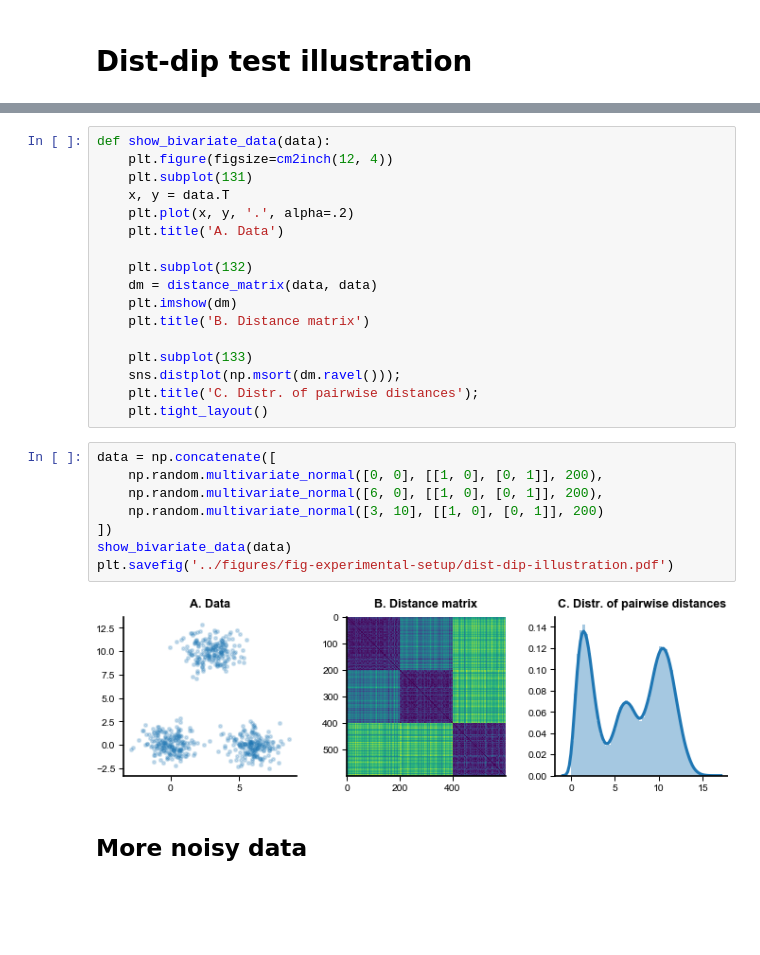
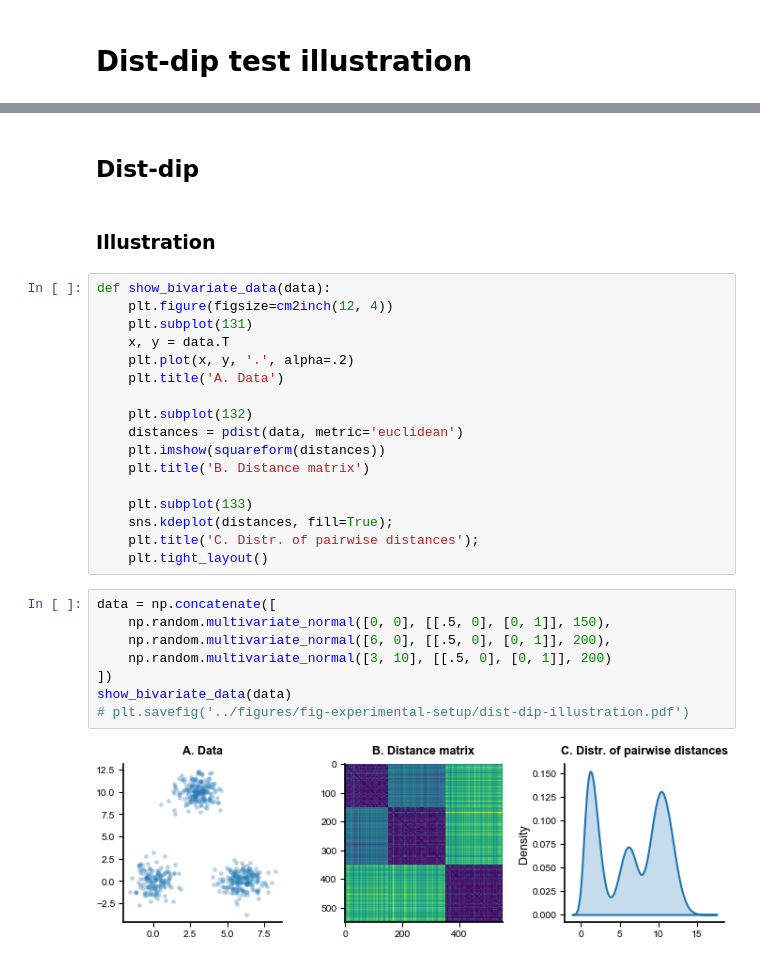
Before and after one commit to bacor/shapes-of-music, a Jupyter notebook: clean_notebooks/Dist-dip test illustration.ipynb, the cells around one changed output, grey strips where cells are left out. Cells and saved outputs as stored; diff of their text form; blank space fills up the shorter version.

```diff
--- a/clean_notebooks/Dist-dip test illustration.ipynb
+++ b/clean_notebooks/Dist-dip test illustration.ipynb
@@ -15,3 +254,7 @@ from scipy.spatial import distance_matrix
+# %% [markdown]
+## Dist-dip
+# %% [markdown]
+### Illustration
 # %%
 def show_bivariate_data(data):
     plt.figure(figsize=cm2inch(12, 4))
@@ -21,23 +264,21 @@ def show_bivariate_data(data):
     plt.title('A. Data')
 
     plt.subplot(132)
-    dm = distance_matrix(data, data)
-    plt.imshow(dm)
+    distances = pdist(data, metric='euclidean')
+    plt.imshow(squareform(distances))
     plt.title('B. Distance matrix')
 
     plt.subplot(133)
-    sns.distplot(np.msort(dm.ravel()));
+    sns.kdeplot(distances, fill=True);
     plt.title('C. Distr. of pairwise distances');
     plt.tight_layout()
 # %%
 data = np.concatenate([
-    np.random.multivariate_normal([0, 0], [[1, 0], [0, 1]], 200),
-    np.random.multivariate_normal([6, 0], [[1, 0], [0, 1]], 200),
-    np.random.multivariate_normal([3, 10], [[1, 0], [0, 1]], 200)
+    np.random.multivariate_normal([0, 0], [[.5, 0], [0, 1]], 150),
+    np.random.multivariate_normal([6, 0], [[.5, 0], [0, 1]], 200),
+    np.random.multivariate_normal([3, 10], [[.5, 0], [0, 1]], 200)
 ])
 show_bivariate_data(data)
-plt.savefig('../figures/fig-experimental-setup/dist-dip-illustration.pdf')
+# plt.savefig('../figures/fig-experimental-setup/dist-dip-illustration.pdf')
 # %% [output]
-[figure, old version]
+[figure, new version]
-# %% [markdown]
-## More noisy data
```
Also changed, not shown: parts of 34 cells of this notebook, 3 other files.
